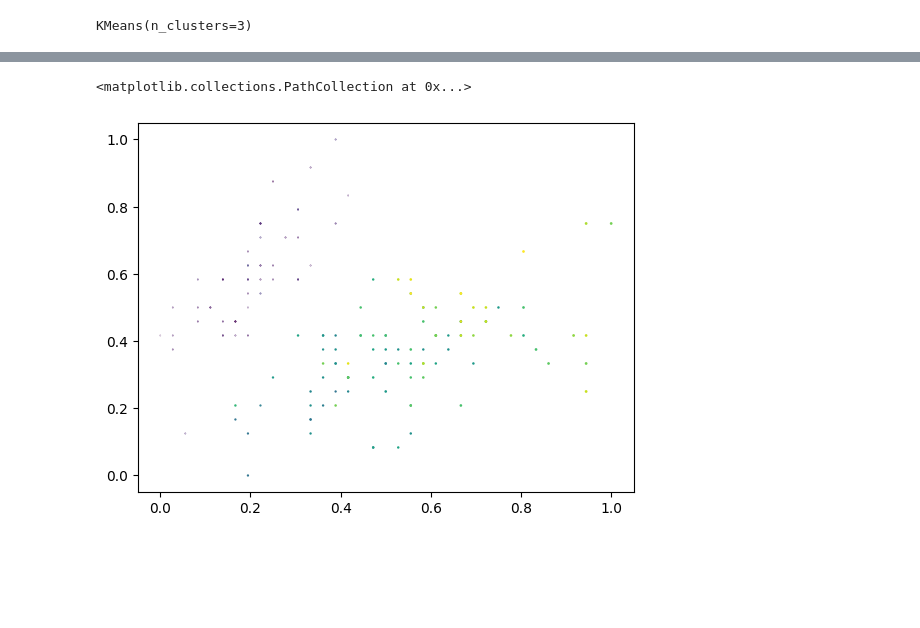
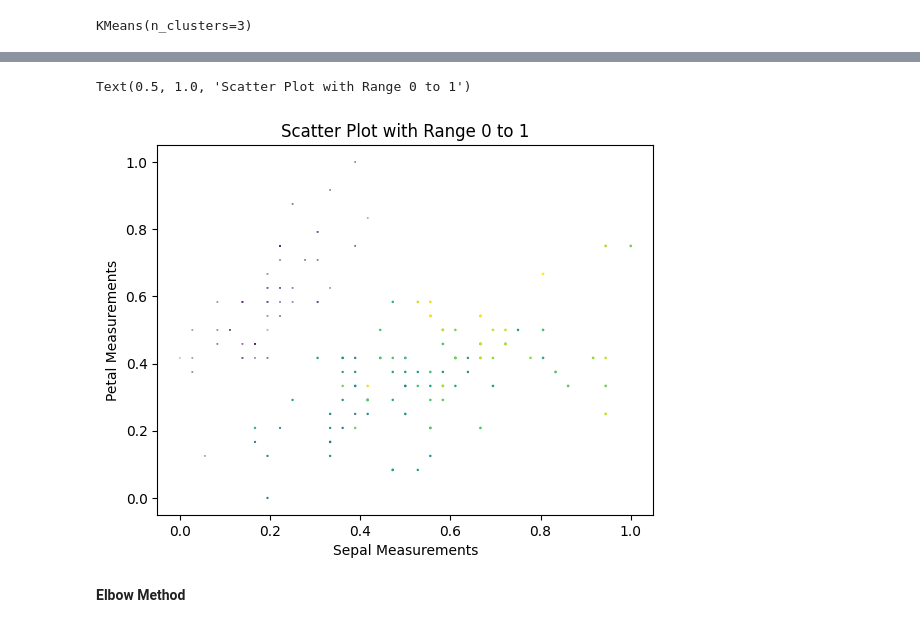
Before and after one commit to shauryam-daksham/TSF_Task_2_Unsupervised_Learning, a Jupyter notebook: TSF_Task_2_Unsupervised_Learning.ipynb, the cells around one changed output, grey strips where cells are left out. Drawn from its saved outputs; the diff is of its cells as text; code cells hidden in the pictures; blank space fills up the shorter version.

```diff
--- a/TSF_Task_2_Unsupervised_Learning.ipynb
+++ b/TSF_Task_2_Unsupervised_Learning.ipynb
@@ -74,8 +96,13 @@ df.head()
 # %%
 plt.scatter(df['SepalLengthCm'],df['SepalWidthCm'],df['PetalLengthCm'],df['PetalWidthCm'])
+plt.xlabel('Sepal Measurements')
+plt.ylabel('Petal Measurements')
+plt.title('Scatter Plot with Range 0 to 1')
 # %% [output]
-<matplotlib.collections.PathCollection at 0x...>
+Text(0.5, 1.0, 'Scatter Plot with Range 0 to 1')
-[figure, old version]
+[figure, new version]
+# %% [markdown]
+**Elbow Method**
 # %%
 km.cluster_centers_
 # %% [output]
```
Also changed, not shown: parts of 13 cells of this notebook.
